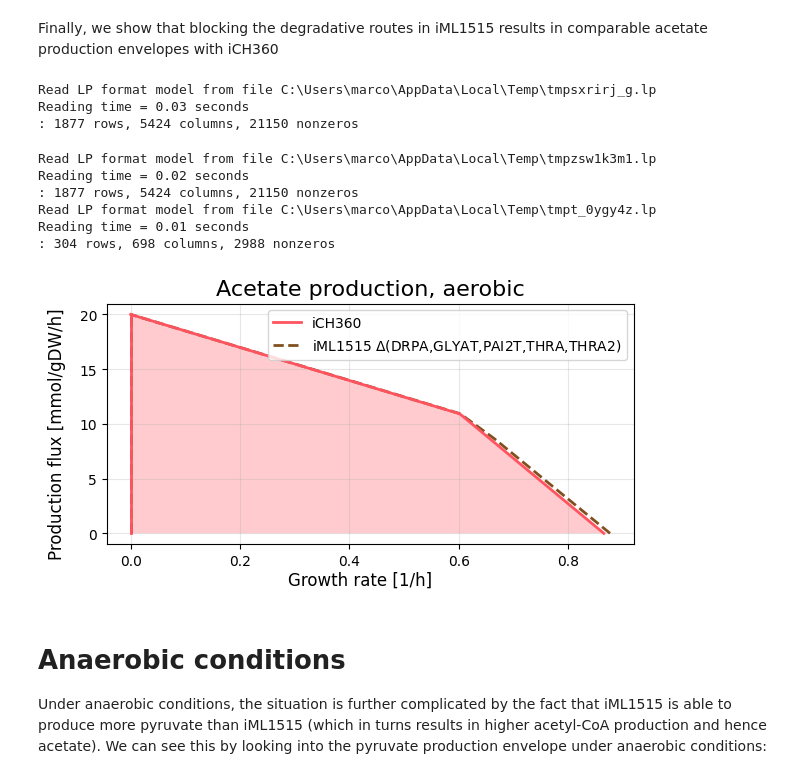
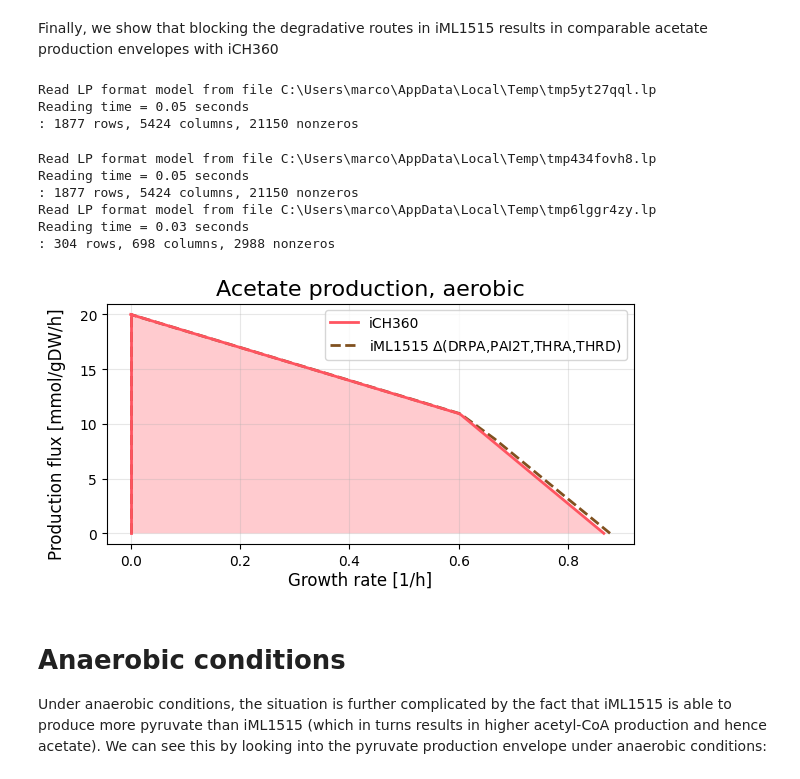
Before and after one commit to marco-corrao/iCH360_paper, a Jupyter notebook: Manuscript_Figures/notebooks/acetate_production_iCH360_vs_iML1515.ipynb, the cells around one changed output. Saved outputs shown, nothing was run; the diff lists cells and outputs as text; code cells hidden in the pictures.

```diff
--- a/Manuscript_Figures/notebooks/acetate_production_iCH360_vs_iML1515.ipynb
+++ b/Manuscript_Figures/notebooks/acetate_production_iCH360_vs_iML1515.ipynb
@@ -312,7 +297,7 @@ IndexError: index 2 is out of bounds for axis 0 with size 2
 Finally, we show that blocking the degradative routes in iML1515 results in comparable acetate production envelopes with iCH360
 # %%
 iml1515_KO=iml1515.copy()
-KO_reactions=['DRPA','GLYAT','PAI2T','THRA','THRA2']
+KO_reactions=['DRPA','PAI2T','THRA','THRD']
 for rxn in KO_reactions:
     iml1515_KO.reactions.get_by_id(rxn).knock_out()
 carbon_source='glc__D'
@@ -331,40 +316,40 @@ for k,product in tqdm.tqdm(enumerate(products)):
     fba_utils.plot_envelope(wt_model=iml1515_KO,
                         knockouts=[],
                         carbon_sources=[carbon_source],
                         target_reaction=product,
                         ax=ax[coords],
                         color=iml1515_color,
                         ls='--',
                         label=f'iML1515 ' +r'$\Delta$'+'(' + ','.join(KO_reactions) +')',
                         fill=False)
     #=======
     #iCH360 (left)======
     #aerobic
     fba_utils.plot_envelope(wt_model=ich360,
                         knockouts=[],
                         carbon_sources=[carbon_source],
                         target_reaction=product,
                         ax=ax[coords],
                         label='iCH360',
                         color=aerobic_color)
     ax[coords].set_title(f'Acetate production, aerobic',fontsize=16)
     ax[coords].grid(alpha=grid_alpha)
 
 ax[0,0].legend(reverse=True,loc='upper right')
 fig.supxlabel('Growth rate [1/h]',y=-0.02)
 fig.supylabel('Production flux [mmol/gDW/h]',x=-0.02)
 fig.savefig('../figures/acetate_production_iml1515_KO.svg')
 # %% [output]
-Read LP format model from file C:\Users\marco\AppData\Local\Temp\tmpsxrirj_g.lp
-Reading time = 0.03 seconds
+Read LP format model from file C:\Users\marco\AppData\Local\Temp\tmp5yt27qql.lp
+Reading time = 0.05 seconds
 : 1877 rows, 5424 columns, 21150 nonzeros
-Read LP format model from file C:\Users\marco\AppData\Local\Temp\tmpzsw1k3m1.lp
-Reading time = 0.02 seconds
+Read LP format model from file C:\Users\marco\AppData\Local\Temp\tmp434fovh8.lp
+Reading time = 0.05 seconds
 : 1877 rows, 5424 columns, 21150 nonzeros
-Read LP format model from file C:\Users\marco\AppData\Local\Temp\tmpt_0ygy4z.lp
-Reading time = 0.01 seconds
+Read LP format model from file C:\Users\marco\AppData\Local\Temp\tmp6lggr4zy.lp
+Reading time = 0.03 seconds
 : 304 rows, 698 columns, 2988 nonzeros
-[figure, old version]
+[figure, new version]
 # %% [markdown]
 # Anaerobic conditions
 Under anaerobic conditions, the situation is further complicated by the fact that iML1515 is able to produce more pyruvate than iML1515 (which in turns results in higher acetyl-CoA production and hence acetate). We can see this by looking into the pyruvate production envelope under anaerobic conditions:
```
Also changed, not shown: parts of 6 cells of this notebook, 13 other files.
